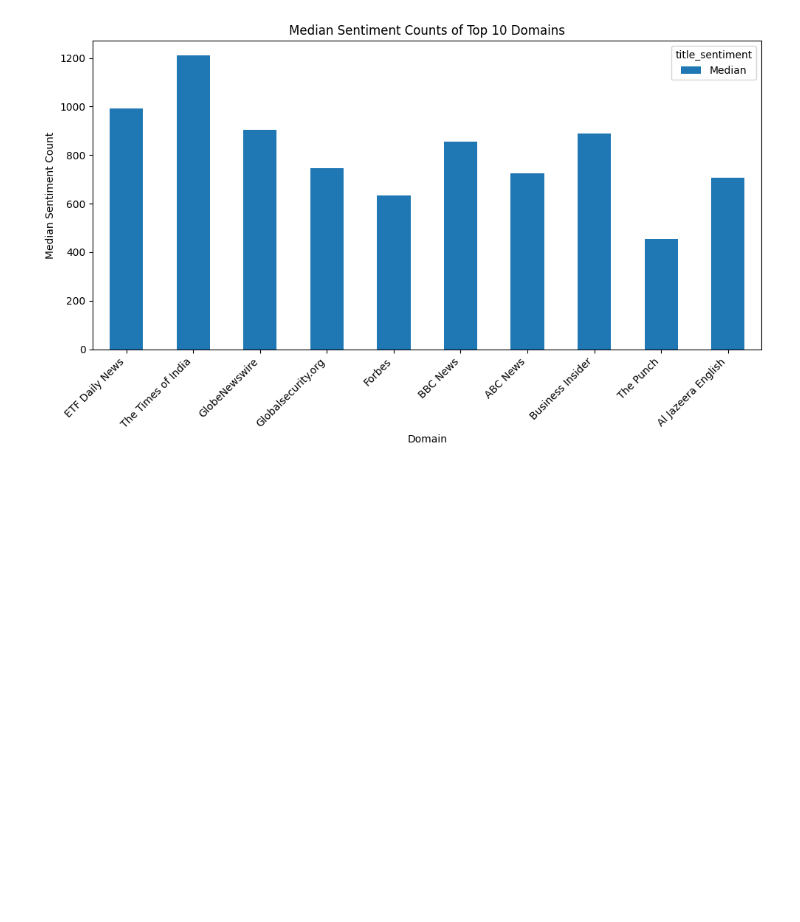
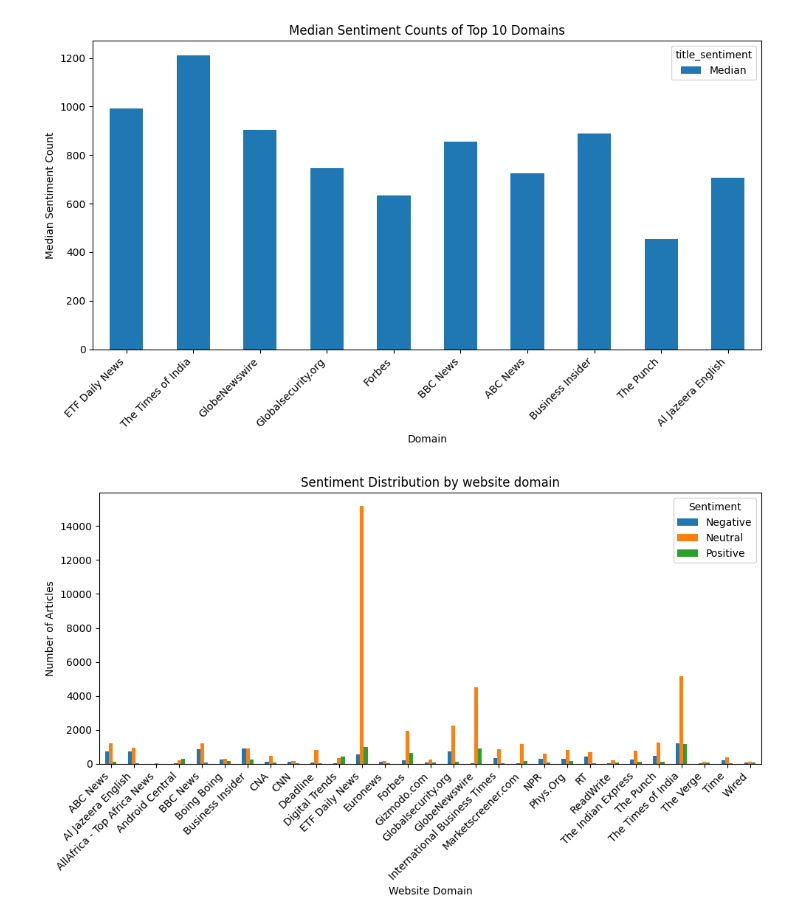
Before and after one commit to DaveGetGit/EDA-Analysis, a Jupyter notebook: notebook/news_analysis.ipynb, the cells around one changed output. Cells and saved outputs as stored; diff of their text form; code cells hidden in the pictures; blank space fills up the shorter version.

Commit message:
feat: Implemented sentiment analysis visualization for website domains

```diff
--- a/notebook/news_analysis.ipynb
+++ b/notebook/news_analysis.ipynb
@@ -247,3 +247,31 @@ Time                           185.0
 Wired                           67.0
 [figure]
 [figure]
+# %%
+import sys, os
+if os.path.abspath("..") not in sys.path:
+    sys.path.insert(0, os.path.abspath(".."))
+
+import matplotlib.pyplot as plt
+
+from src.utils import webiste_sentiment
+from src.loader import NewsDataLoader
+
+loader = NewsDataLoader()
+sentiment_data = loader.load_data('../data/rating.csv')
+
+sentiment_counts = webiste_sentiment(sentiment_data)
+
+sentiment_counts.plot(kind='bar',stacked=False,figsize=(10,6))
+
+plt.title('Sentiment Distribution by website domain')
+plt.xlabel('Website Domain')
+plt.ylabel('Number of Articles')
+
+plt.xticks(rotation=45,ha='right')
+plt.legend(title='Sentiment')
+
+plt.tight_layout()
+plt.show()
+# %% [output]
+[figure, added]
```
Also changed, not shown: 1 other file.
